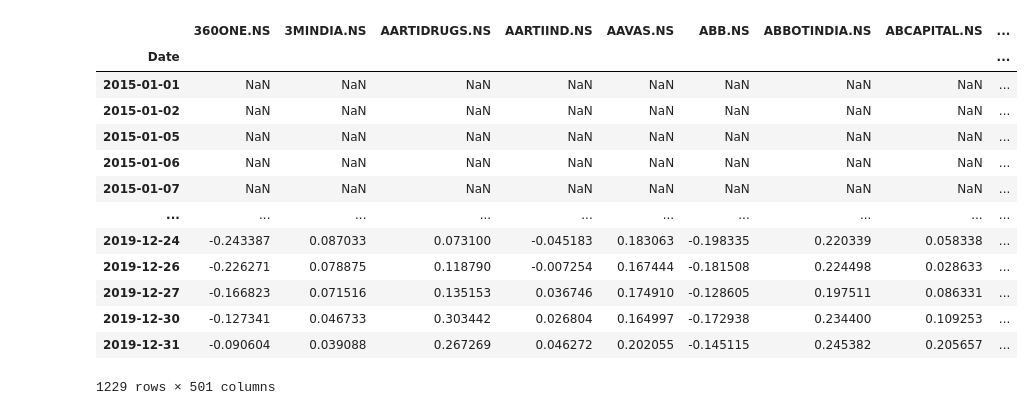
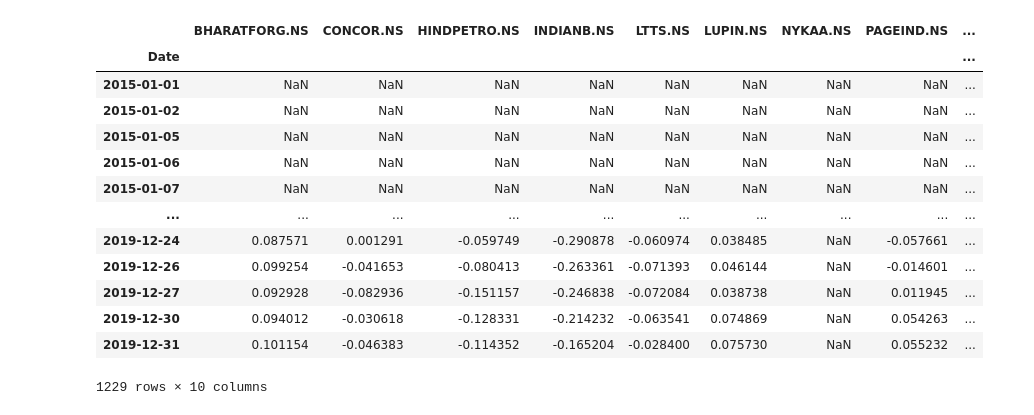
Before and after one commit to luvk1412/trading, a Jupyter notebook: momentum/main.ipynb, the cells around one changed output. Cells and saved outputs as stored; diff of their text form; code cells hidden in the pictures.

```diff
--- a/momentum/main.ipynb
+++ b/momentum/main.ipynb
@@ -54,5 +54,5 @@ def download_data(stocks, start_date='2015-01-01', end_date='2020-01-01'):
     data = yf.download(stocks, start=start_date, end=end_date)
     return data['Close']
 # %%
-data = download_data(get_stocks())
+data = download_data(get_stocks('LARGECAP')[:10])
 # %% [output]
@@ -62,7 +79,8 @@ data = download_data(get_stocks())
 # %%
-data.pct_change(60).shift()
+momentum = data.pct_change(60).shift()
+momentum
 # %% [output]
-|  | 360ONE.NS | 3MINDIA.NS | AARTIDRUGS.NS | AARTIIND.NS | AAVAS.NS | ABB.NS | ABBOTINDIA.NS | ABCAPITAL.NS | ... |
+|  | BHARATFORG.NS | CONCOR.NS | HINDPETRO.NS | INDIANB.NS | LTTS.NS | LUPIN.NS | NYKAA.NS | PAGEIND.NS | ... |
 | Date |  |  |  |  |  |  |  |  | ... |
 | 2015-01-01 | NaN | NaN | NaN | NaN | NaN | NaN | NaN | NaN | ... |
 | 2015-01-02 | NaN | NaN | NaN | NaN | NaN | NaN | NaN | NaN | ... |
@@ -70,9 +88,9 @@ data.pct_change(60).shift()
 | 2015-01-06 | NaN | NaN | NaN | NaN | NaN | NaN | NaN | NaN | ... |
 | 2015-01-07 | NaN | NaN | NaN | NaN | NaN | NaN | NaN | NaN | ... |
 | ... | ... | ... | ... | ... | ... | ... | ... | ... | ... |
-| 2019-12-24 | -0.243387 | 0.087033 | 0.073100 | -0.045183 | 0.183063 | -0.198335 | 0.220339 | 0.058338 | ... |
-| 2019-12-26 | -0.226271 | 0.078875 | 0.118790 | -0.007254 | 0.167444 | -0.181508 | 0.224498 | 0.028633 | ... |
-| 2019-12-27 | -0.166823 | 0.071516 | 0.135153 | 0.036746 | 0.174910 | -0.128605 | 0.197511 | 0.086331 | ... |
-| 2019-12-30 | -0.127341 | 0.046733 | 0.303442 | 0.026804 | 0.164997 | -0.172938 | 0.234400 | 0.109253 | ... |
-| 2019-12-31 | -0.090604 | 0.039088 | 0.267269 | 0.046272 | 0.202055 | -0.145115 | 0.245382 | 0.205657 | ... |
+| 2019-12-24 | 0.087571 | 0.001291 | -0.059749 | -0.290878 | -0.060974 | 0.038485 | NaN | -0.057661 | ... |
+| 2019-12-26 | 0.099254 | -0.041653 | -0.080413 | -0.263361 | -0.071393 | 0.046144 | NaN | -0.014601 | ... |
+| 2019-12-27 | 0.092928 | -0.082936 | -0.151157 | -0.246838 | -0.072084 | 0.038738 | NaN | 0.011945 | ... |
+| 2019-12-30 | 0.094012 | -0.030618 | -0.128331 | -0.214232 | -0.063541 | 0.074869 | NaN | 0.054263 | ... |
+| 2019-12-31 | 0.101154 | -0.046383 | -0.114352 | -0.165204 | -0.028400 | 0.075730 | NaN | 0.055232 | ... |
-1229 rows × 501 columns
+1229 rows × 10 columns
```
Also changed, not shown: parts of 20 cells of this notebook.
